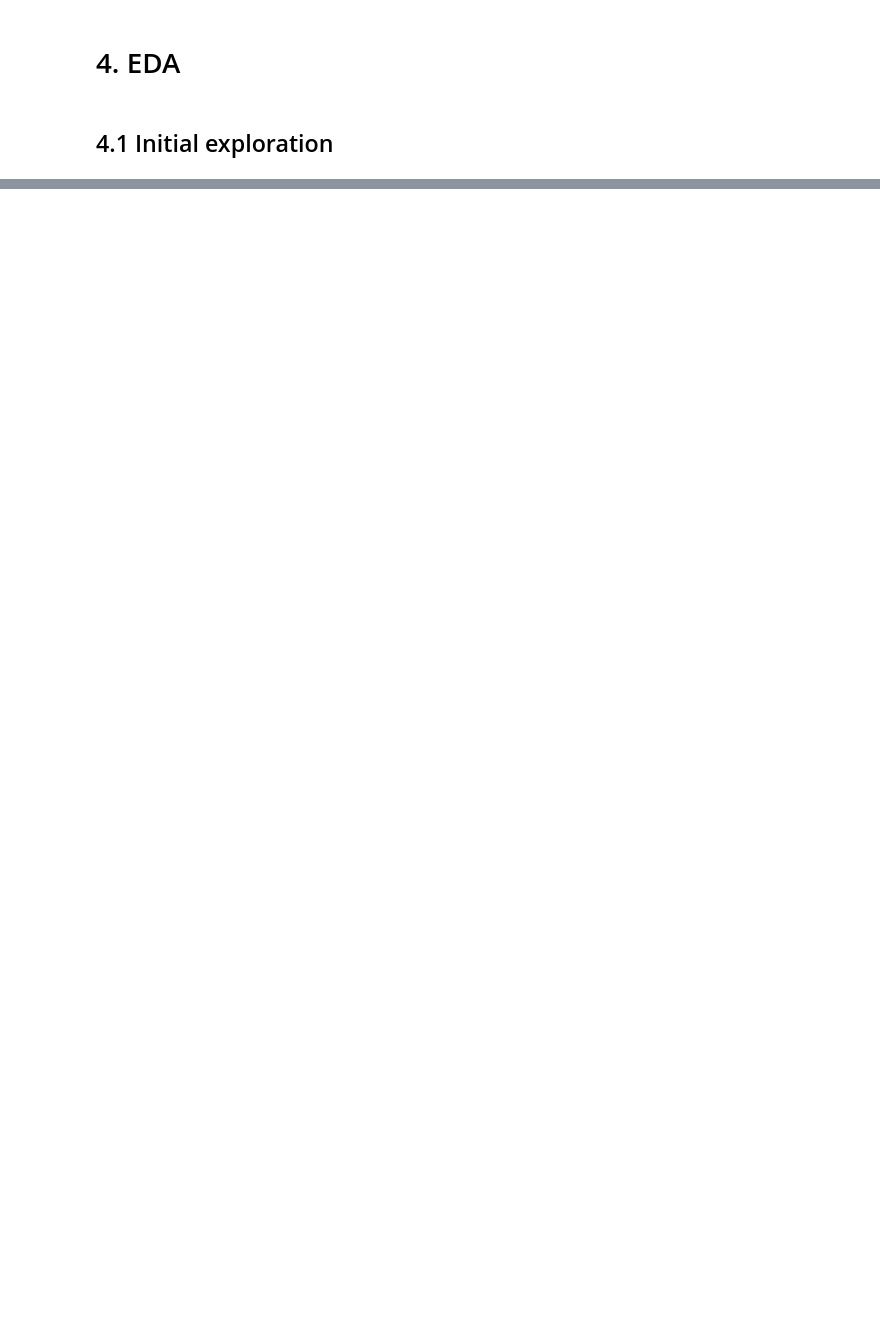
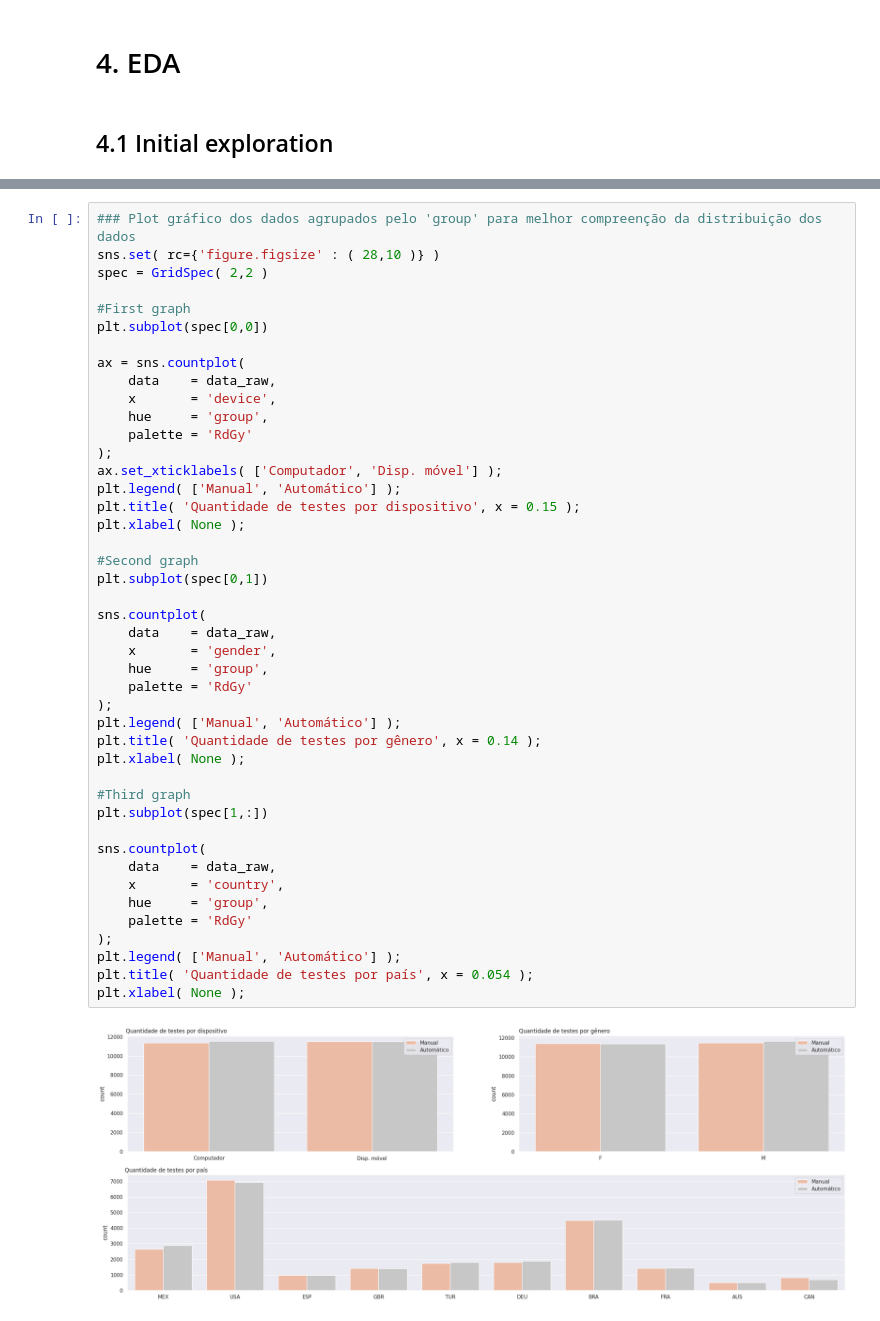
Before and after one commit to rsantosluan/ABTesting_EH, a Jupyter notebook: jnotebooks/EDA.ipynb, the cells around one changed output, grey strips where cells are left out. Cells and saved outputs as stored; diff of their text form; blank space fills up the shorter version.

```diff
--- a/jnotebooks/EDA.ipynb
+++ b/jnotebooks/EDA.ipynb
@@ -65,0 +84,46 @@ display( f'Testes iniciados {data_raw.date.min().strftime( "%d/%m/%Y" )} e finda
+# %%
+### Plot gráfico dos dados agrupados pelo 'group' para melhor compreenção da distribuição dos dados
+sns.set( rc={'figure.figsize' : ( 28,10 )} )
+spec = GridSpec( 2,2 )
+
+#First graph
+plt.subplot(spec[0,0])
+
+ax = sns.countplot(
+    data    = data_raw,
+    x       = 'device',
+    hue     = 'group',
+    palette = 'RdGy'
+);
+ax.set_xticklabels( ['Computador', 'Disp. móvel'] );
+plt.legend( ['Manual', 'Automático'] );
+plt.title( 'Quantidade de testes por dispositivo', x = 0.15 );
+plt.xlabel( None );
+
+#Second graph
+plt.subplot(spec[0,1])
+
+sns.countplot(
+    data    = data_raw,
+    x       = 'gender',
+    hue     = 'group',
+    palette = 'RdGy'
+);
+plt.legend( ['Manual', 'Automático'] );
+plt.title( 'Quantidade de testes por gênero', x = 0.14 );
+plt.xlabel( None );
+
+#Third graph
+plt.subplot(spec[1,:])
+
+sns.countplot(
+    data    = data_raw,
+    x       = 'country',
+    hue     = 'group',
+    palette = 'RdGy'
+);
+plt.legend( ['Manual', 'Automático'] );
+plt.title( 'Quantidade de testes por país', x = 0.054 );
+plt.xlabel( None );
+# %% [output]
+[figure, added]
```
Also changed, not shown: parts of 13 cells of this notebook, 9 other files.
